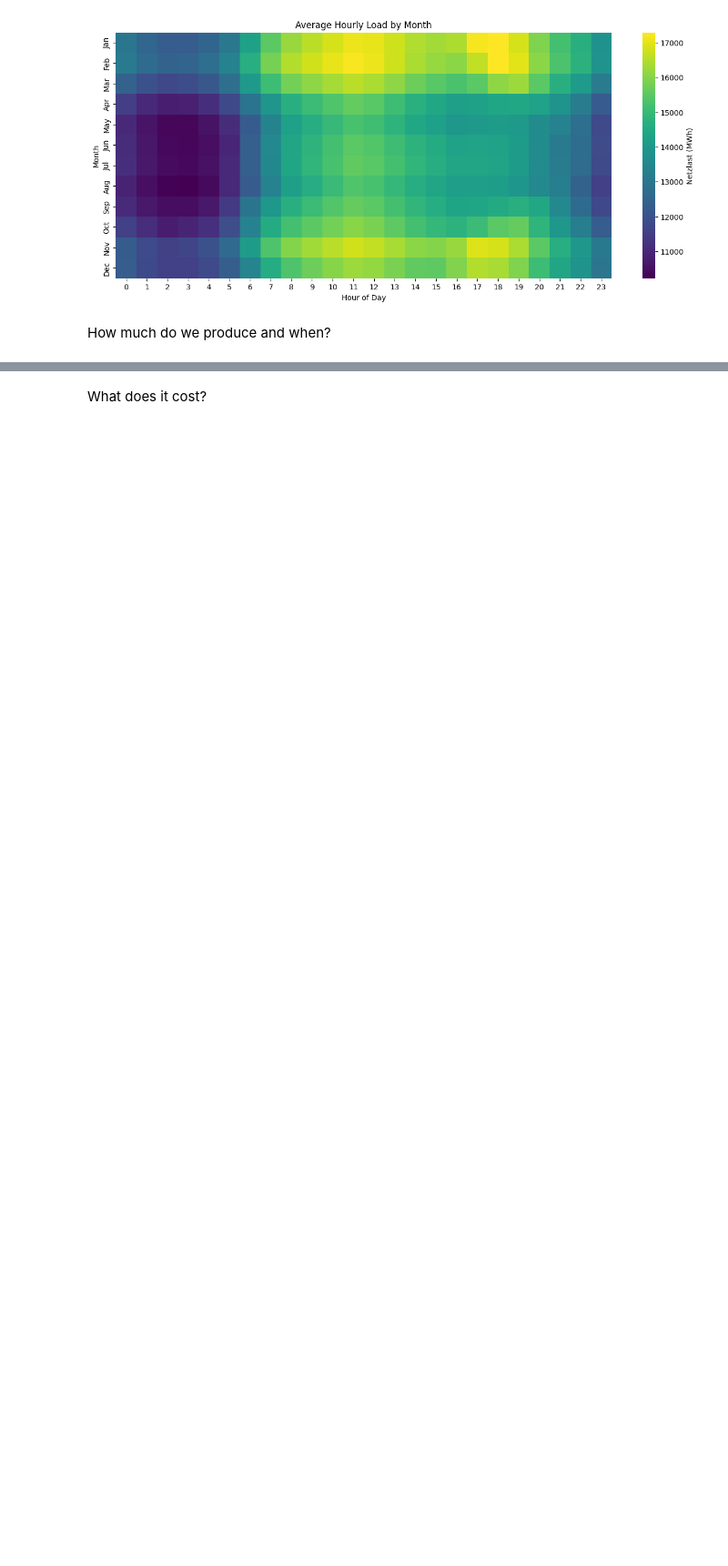
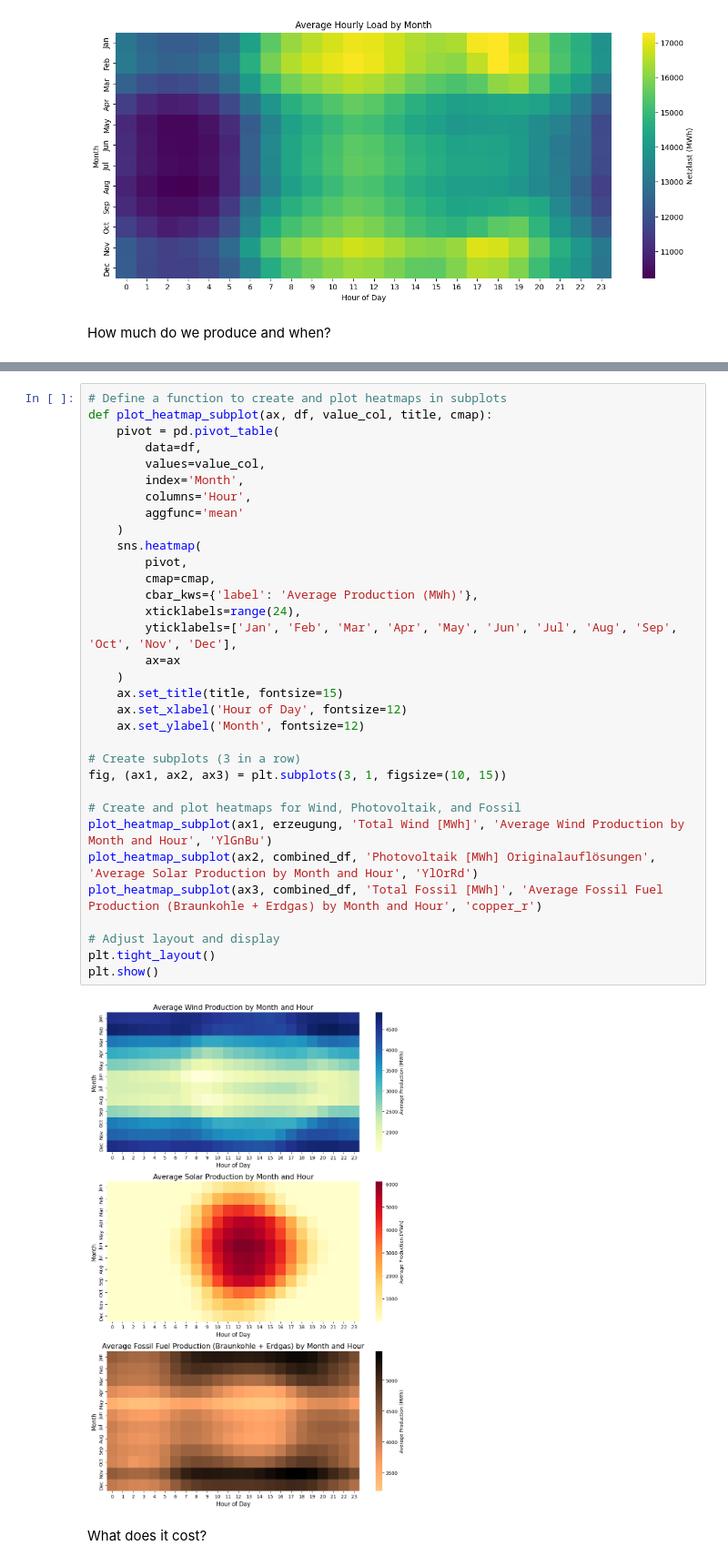
Before and after one commit to Timson1235/clouddocker, a Jupyter notebook: dataviz/capstone_project/main.ipynb, the cells around one changed output, grey strips where cells are left out. Shown at 91% size. Cells and saved outputs as stored; diff of their text form; blank space fills up the shorter version.

```diff
--- a/dataviz/capstone_project/main.ipynb
+++ b/dataviz/capstone_project/main.ipynb
@@ -288,3 +196,38 @@ plt.show()
+# %%
+# Define a function to create and plot heatmaps in subplots
+def plot_heatmap_subplot(ax, df, value_col, title, cmap):
+    pivot = pd.pivot_table(
+        data=df,
+        values=value_col,
+        index='Month',
+        columns='Hour',
+        aggfunc='mean'
+    )
+    sns.heatmap(
+        pivot,
+        cmap=cmap,
+        cbar_kws={'label': 'Average Production (MWh)'},
+        xticklabels=range(24),
+        yticklabels=['Jan', 'Feb', 'Mar', 'Apr', 'May', 'Jun', 'Jul', 'Aug', 'Sep', 'Oct', 'Nov', 'Dec'],
+        ax=ax
+    )
+    ax.set_title(title, fontsize=15)
+    ax.set_xlabel('Hour of Day', fontsize=12)
+    ax.set_ylabel('Month', fontsize=12)
+
+# Create subplots (3 in a row)
+fig, (ax1, ax2, ax3) = plt.subplots(3, 1, figsize=(10, 15))
+
+# Create and plot heatmaps for Wind, Photovoltaik, and Fossil
+plot_heatmap_subplot(ax1, erzeugung, 'Total Wind [MWh]', 'Average Wind Production by Month and Hour', 'YlGnBu')
+plot_heatmap_subplot(ax2, combined_df, 'Photovoltaik [MWh] Originalauflösungen', 'Average Solar Production by Month and Hour', 'YlOrRd')
+plot_heatmap_subplot(ax3, combined_df, 'Total Fossil [MWh]', 'Average Fossil Fuel Production (Braunkohle + Erdgas) by Month and Hour', 'copper_r')
+
+# Adjust layout and display
+plt.tight_layout()
+plt.show()
+# %% [output]
+[figure, added]
 # %% [markdown]
 What does it cost?
 # %%
```
Also changed, not shown: parts of 4 cells of this notebook, 2 other files.
